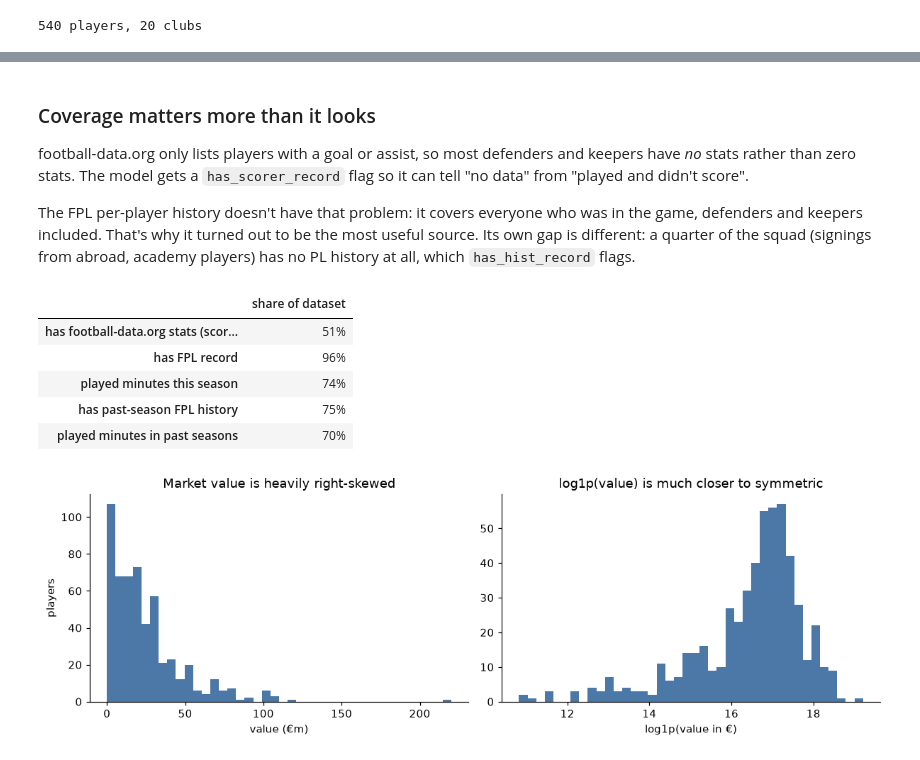
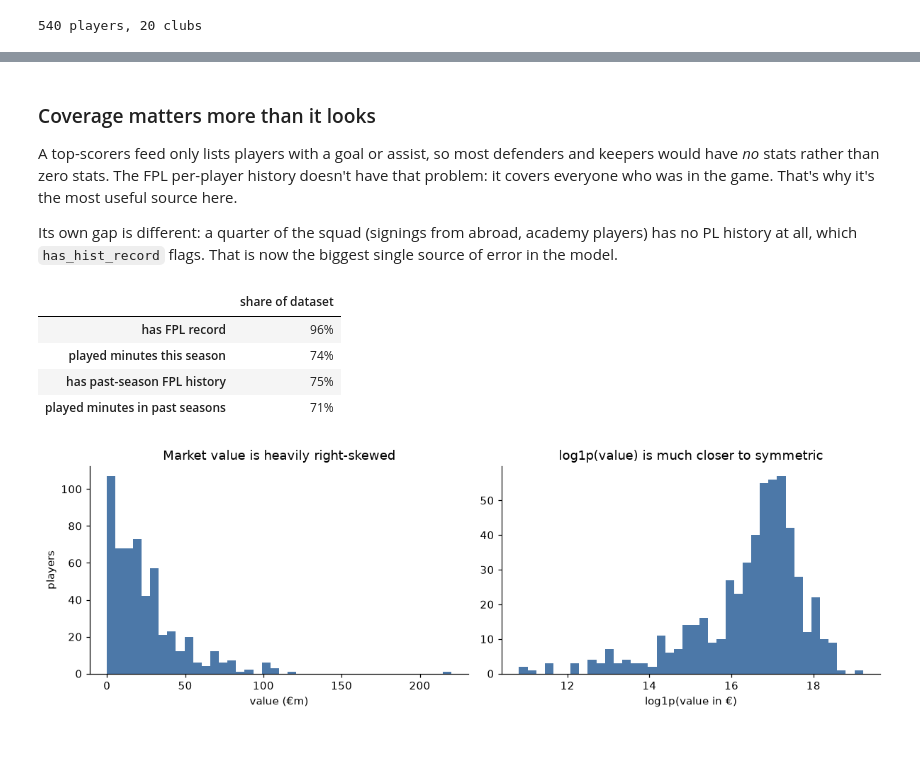
Before and after one commit to mlodyheros/pl-value, a Jupyter notebook: notebooks/01_model_exploration.ipynb, the cells around one changed output, grey strips where cells are left out. Drawn from its saved outputs; the diff is of its cells as text; code cells hidden in the pictures.

```diff
--- a/notebooks/01_model_exploration.ipynb
+++ b/notebooks/01_model_exploration.ipynb
@@ -67,33 +71,30 @@ raw.head(8)
 # %% [markdown]
 ### Coverage matters more than it looks
 
-football-data.org only lists players with a goal or assist, so most defenders and
-keepers have *no* stats rather than zero stats. The model gets a `has_scorer_record`
-flag so it can tell "no data" from "played and didn't score".
+A top-scorers feed only lists players with a goal or assist, so most defenders and keepers
+would have *no* stats rather than zero stats. The FPL per-player history doesn't have that
+problem: it covers everyone who was in the game. That's why it's the most useful source here.
 
-The FPL per-player history doesn't have that problem: it covers everyone who was in the game,
-defenders and keepers included. That's why it turned out to be the most useful source. Its own
-gap is different: a quarter of the squad (signings from abroad, academy players) has no PL
-history at all, which `has_hist_record` flags.
+Its own gap is different: a quarter of the squad (signings from abroad, academy players) has
+no PL history at all, which `has_hist_record` flags. That is now the biggest single source of
+error in the model.
 # %%
 coverage = pd.DataFrame(
     {
-        "has football-data.org stats (scorers only)": raw.has_scorer_record.mean(),
         "has FPL record": raw.has_fpl_record.mean(),
         "played minutes this season": (raw.fpl_minutes > 0).mean(),
         "has past-season FPL history": raw.has_hist_record.mean(),
         "played minutes in past seasons": (raw.hist_minutes > 0).mean(),
     },
     index=["share of dataset"],
 ).T
 coverage.style.format("{:.0%}")
 # %% [output]
 |  | share of dataset |
-| has football-data.org stats (scor... | 51% |
 | has FPL record | 96% |
 | played minutes this season | 74% |
 | has past-season FPL history | 75% |
-| played minutes in past seasons | 70% |
+| played minutes in past seasons | 71% |
 # %%
 fig, axes = plt.subplots(1, 2, figsize=(11, 3.6))
 axes[0].hist(df.market_value_eur / 1e6, bins=40, color="#4c78a8")
```
Also changed, not shown: parts of 17 cells of this notebook, 24 other files.
